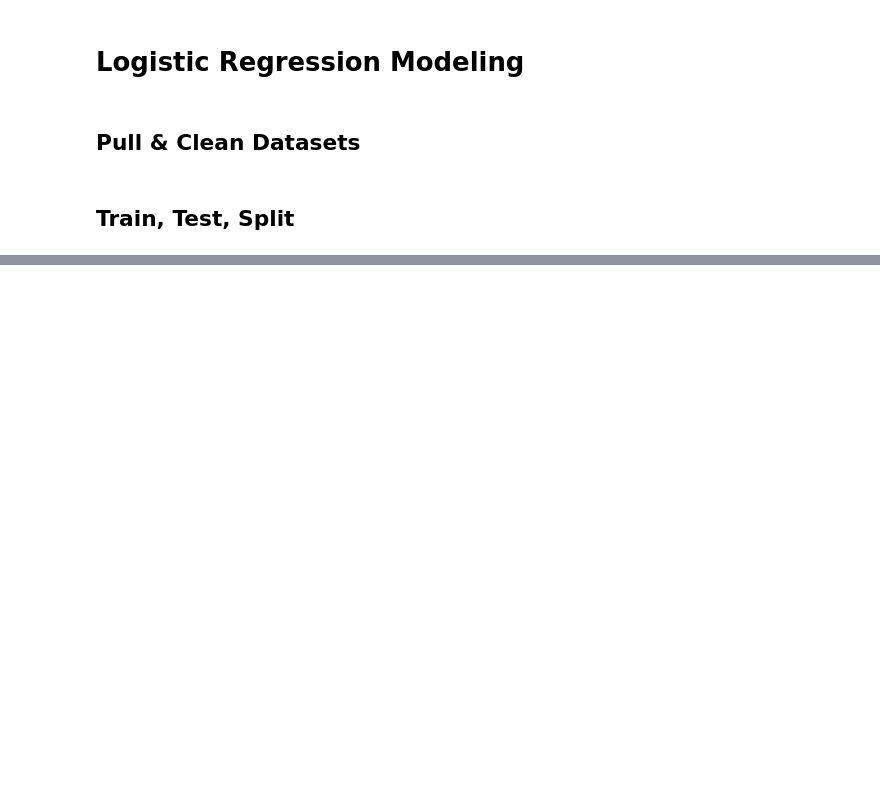
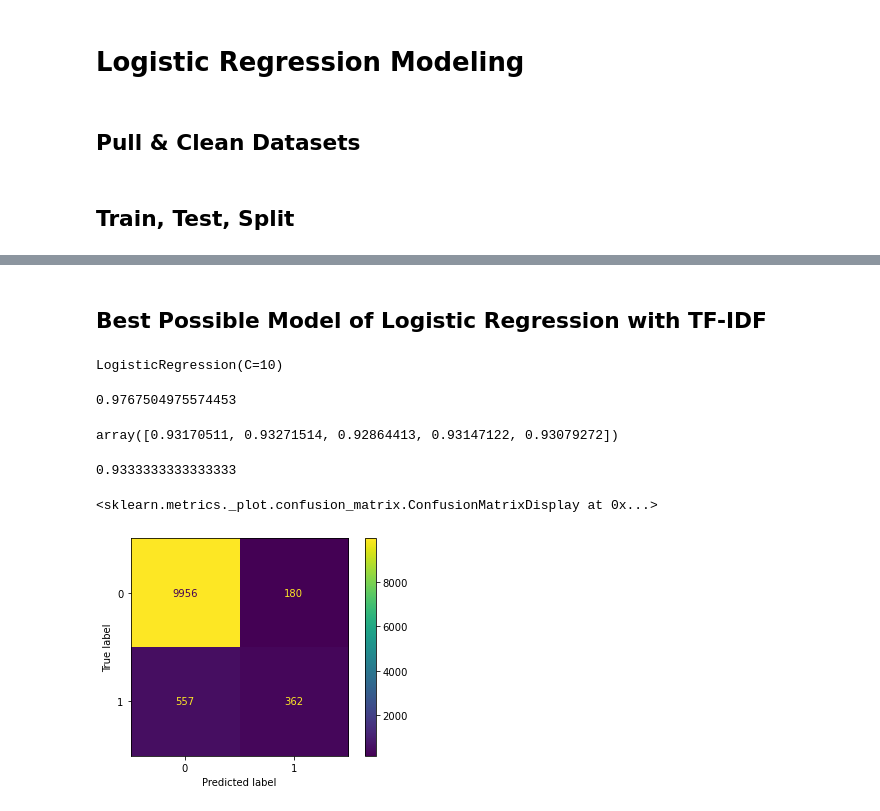
Before and after one commit to cdlc01/Twitter_Hate_Speech_Analysis, a Jupyter notebook: Logistic Regression.ipynb, the cells around one changed output, grey strips where cells are left out. Saved outputs shown, nothing was run; the diff lists cells and outputs as text; code cells hidden in the pictures; blank space fills up the shorter version.

```diff
--- a/Logistic Regression.ipynb
+++ b/Logistic Regression.ipynb
@@ -49,0 +165,13 @@ X_train, X_test, y_train, y_test = train_test_split(X,
+# %%
+from sklearn.model_selection import GridSearchCV
+import numpy as np
+grid_params = {'C': np.logspace(-3, 3, 7),
+              'penalty': ['l1', 'l2']}
+# %%
+gs_tfidf = GridSearchCV(LogisticRegression(),
+                 grid_params,
+                 verbose = 1,
+                 cv = 3,
+                 n_jobs = 3)
+# %%
+gs_tfidf.fit(X_t_vec, y_t)
@@ -49,0 +198,24 @@ X_train, X_test, y_train, y_test = train_test_split(X,
+# %% [markdown]
+## Best Possible Model of Logistic Regression with TF-IDF
+# %%
+lr_best_tfidf = LogisticRegression(C = 10, penalty = 'l2')
+lr_best_tfidf.fit(X_t_vec, y_t)
+# %% [output]
+LogisticRegression(C=10)
+# %%
+lr_best_tfidf.score(X_t_vec, y_t)
+# %% [output]
+0.9767504975574453
+# %%
+cross_val_score(lr_best_tfidf, X_t_vec, y_t, cv = 5)
+# %% [output]
+array([0.93170511, 0.93271514, 0.92864413, 0.93147122, 0.93079272])
+# %%
+lr_best_tfidf.score(X_val_vec, y_val)
+# %% [output]
+0.9333333333333333
+# %%
+plot_confusion_matrix(lr_best_tfidf, X_val_vec, y_val)
+# %% [output]
+<sklearn.metrics._plot.confusion_matrix.ConfusionMatrixDisplay at 0x...>
+[figure, added]
```
Also changed, not shown: parts of 79 cells of this notebook, 1 other file.
